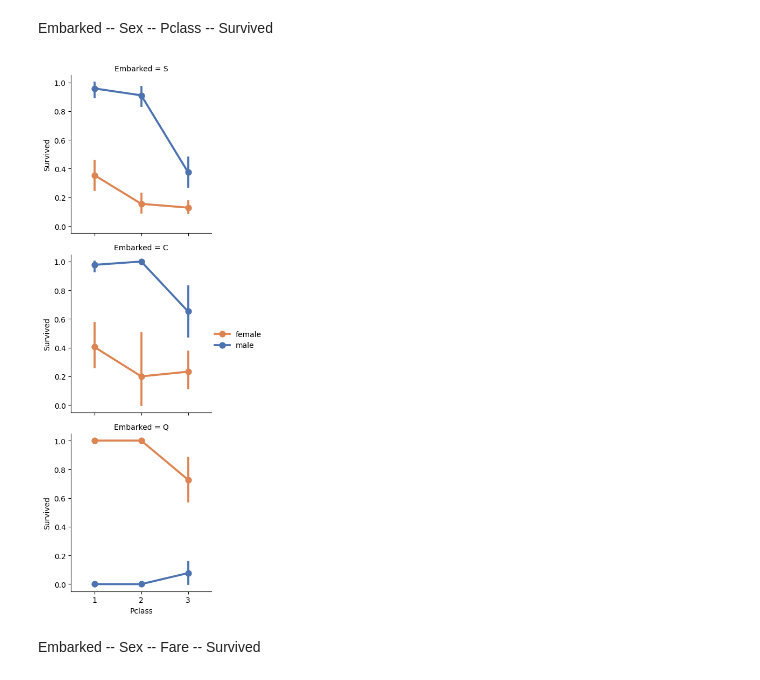
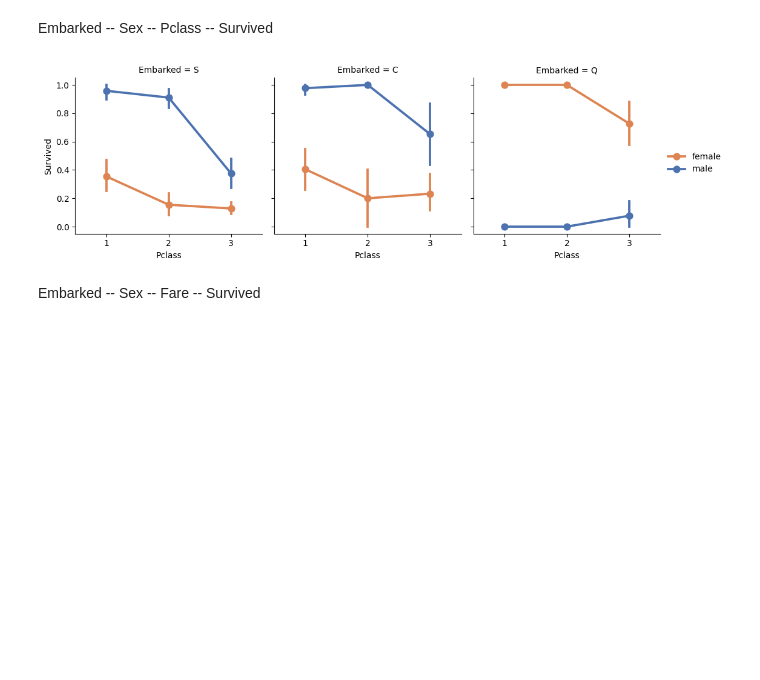
Before and after one commit to MertHasanAslan/titanic_ml, a Jupyter notebook: src/titanic_ml.ipynb, the cells around one changed output. Cells and saved outputs as stored; diff of their text form; code cells hidden in the pictures; blank space fills up the shorter version.

```diff
--- a/src/titanic_ml.ipynb
+++ b/src/titanic_ml.ipynb
@@ -471,12 +472,12 @@ plt.show()
 # %% [markdown]
 Embarked -- Sex -- Pclass -- Survived
 # %%
-fig = sns.FacetGrid(data=train_df, row="Embarked", height=3.5)
+fig = sns.FacetGrid(data=train_df, col="Embarked", height=3.5)
 fig.map_dataframe(sns.pointplot, x="Pclass", y="Survived", hue="Sex", palette="deep")
 fig.add_legend()
 plt.show()
 # %% [output]
-[figure, old version]
+[figure, new version]
 # %% [markdown]
 Embarked -- Sex -- Fare -- Survived
 # %%
```
Also changed, not shown: parts of 4 cells of this notebook.
